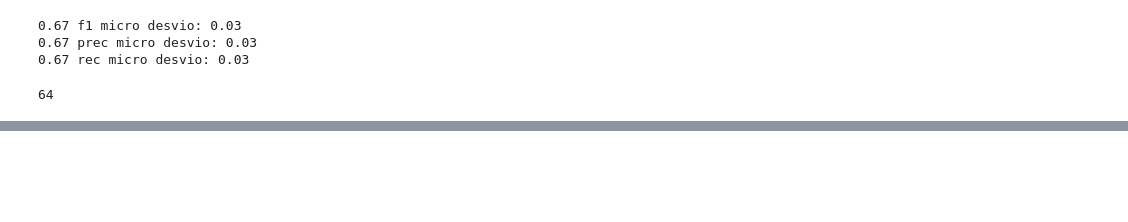
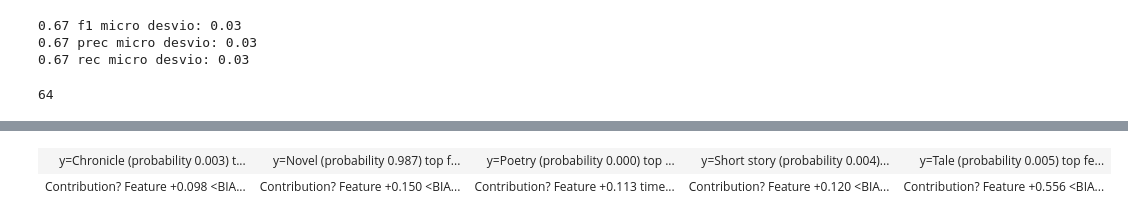
Before and after one commit to mtarcinalli/generos-literarios-bdcamoes, a Jupyter notebook: 03_liwc_rf.ipynb, the cells around one changed output, grey strips where cells are left out. Saved outputs shown, nothing was run; the diff lists cells and outputs as text; code cells hidden in the pictures; blank space fills up the shorter version.

```diff
--- a/03_liwc_rf.ipynb
+++ b/03_liwc_rf.ipynb
@@ -243,0 +253,11 @@ Warning: Could not load "/usr/lib/x86_64-linux-gnu/graphviz/libgvplugin_pango.so
+# %%
+import eli5
+eli5.sklearn.explain_prediction.explain_prediction_tree_classifier(
+    classifier,
+    X[0],
+    top=X.shape[0],
+    feature_names=fn
+)
+# %% [output]
+| y=Chronicle (probability 0.003) t... | y=Novel (probability 0.987) top f... | y=Poetry (probability 0.000) top ... | y=Short story (probability 0.004)... | y=Tale (probability 0.005) top fe... |
+| Contribution? Feature +0.098 <BIA... | Contribution? Feature +0.150 <BIA... | Contribution? Feature +0.113 time... | Contribution? Feature +0.120 <BIA... | Contribution? Feature +0.556 <BIA... |
```
Also changed, not shown: parts of 3 cells of this notebook, 4 other files.
